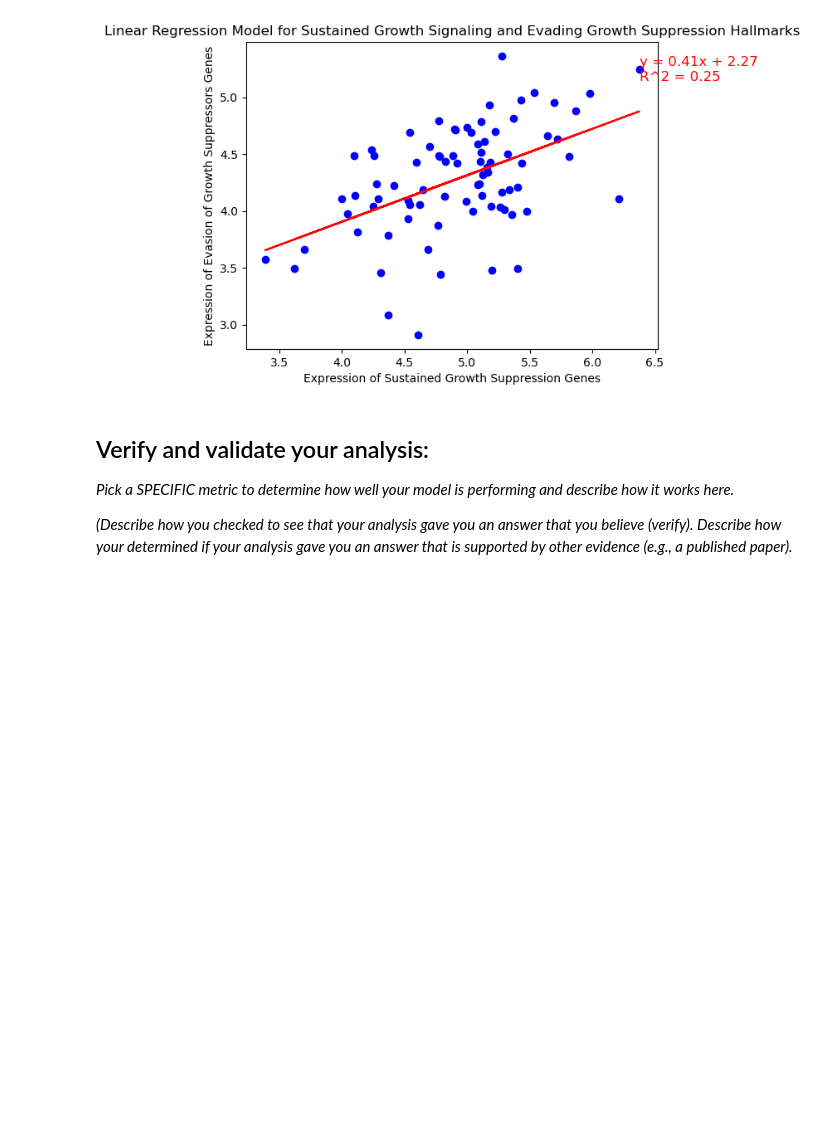
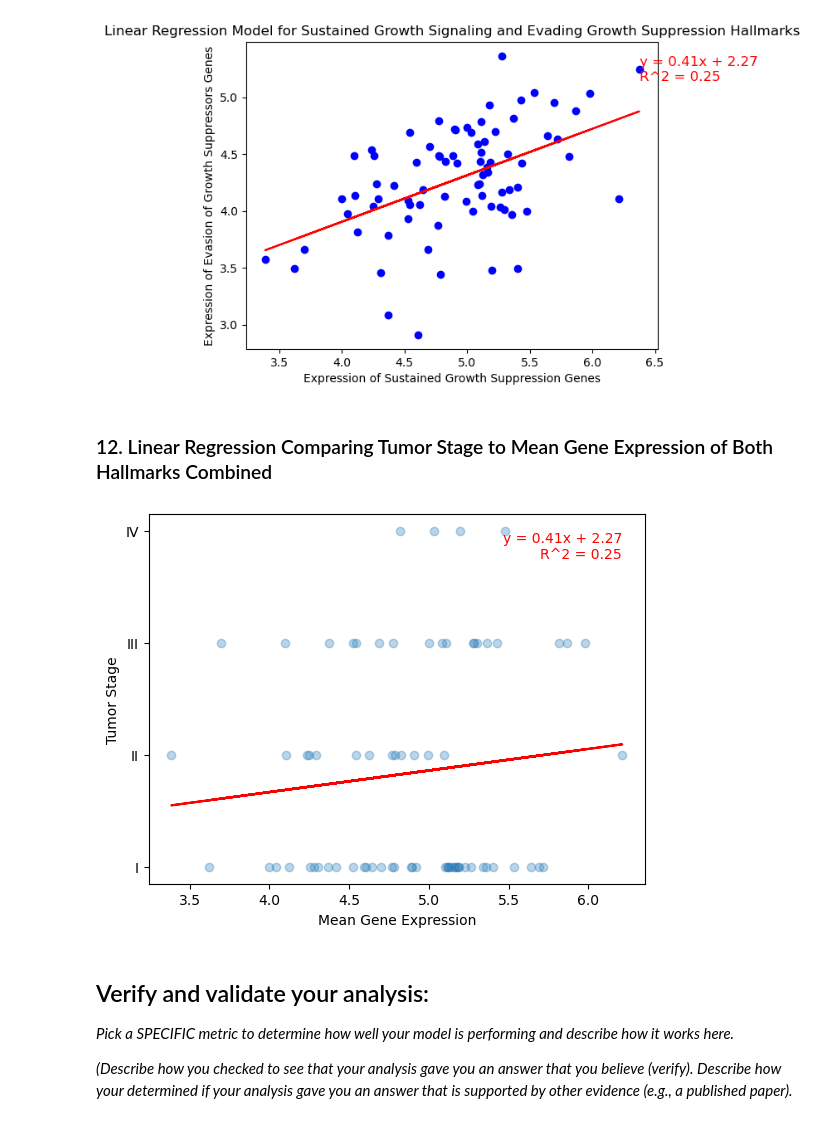
Before and after one commit to smgroves/Module-4-Cancer, a Jupyter notebook: code/Module 4 Template.ipynb, the cells around one changed output. Cells and saved outputs as stored; diff of their text form; code cells hidden in the pictures; blank space fills up the shorter version.

Commit message:
Update Module 4 Template
Updated code for linear regression and fixed coloring map of PCA

```diff
--- a/code/Module 4 Template.ipynb
+++ b/code/Module 4 Template.ipynb
@@ -329,6 +335,38 @@ plt.title("Linear Regression Model for Sustained Growth Signaling and Evading Gr
 plt.show()
 # %% [output]
 [figure]
+# %% [markdown]
+### 12. Linear Regression Comparing Tumor Stage to Mean Gene Expression of Both Hallmarks Combined
+# %%
+# AI was utilized to devlope effient code to plot merged data.
+# Look for the Roman Numerals anywhere in the text
+LUAD_merged['stage_num'] = np.nan
+LUAD_merged.loc[LUAD_merged['ajcc_pathologic_tumor_stage'].str.contains('I', case=False, na=False), 'stage_num'] = 1
+LUAD_merged.loc[LUAD_merged['ajcc_pathologic_tumor_stage'].str.contains('II', case=False, na=False), 'stage_num'] = 2
+LUAD_merged.loc[LUAD_merged['ajcc_pathologic_tumor_stage'].str.contains('III', case=False, na=False), 'stage_num'] = 3
+LUAD_merged.loc[LUAD_merged['ajcc_pathologic_tumor_stage'].str.contains('IV', case=False, na=False), 'stage_num'] = 4
+
+# Drop the NaNs created by 'not reported' or 'stage x'
+plot_df = LUAD_merged.dropna(subset=['stage_num'])
+
+# Define X (Expression) and Y (Stage)
+x_data = plot_df[sustained_growth_genes].mean(axis=1).values.reshape(-1, 1)
+y_data = plot_df['stage_num'].values.reshape(-1, 1)
+
+# Fit and Plot
+model = LinearRegression().fit(x_data, y_data)
+
+# Display the linear regression expression
+equation = f"y = {slope:.2f}x + {intercept:.2f}\nR^2 = {r2:.2f}"
+plt.text(x_data.max(),y_data.max(), equation, color = "red", fontsize = 10, horizontalalignment = "right", verticalalignment = "top")
+plt.scatter(x_data, y_data, alpha=0.3)
+plt.plot(x_data, model.predict(x_data), color="red")
+plt.yticks([1, 2, 3, 4], ['I', 'II', 'III', 'IV'])
+plt.ylabel("Tumor Stage")
+plt.xlabel("Mean Gene Expression")
+plt.show()
+# %% [output]
+[figure, added]
 # %% [markdown]
 ## Verify and validate your analysis:
 *Pick a SPECIFIC metric to determine how well your model is performing and describe how it works here.*
```
Also changed, not shown: parts of 8 cells of this notebook.
